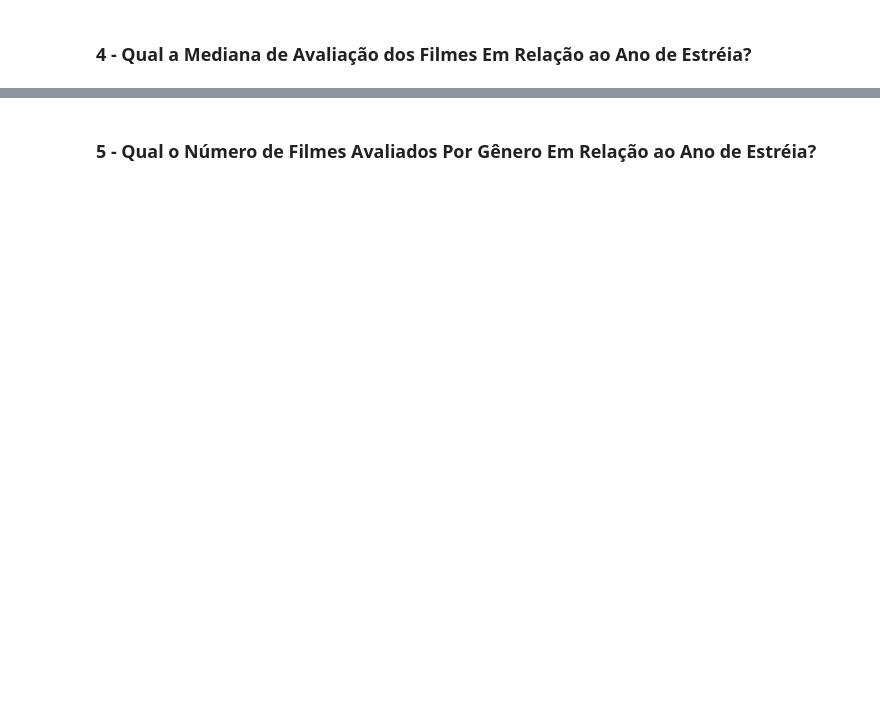
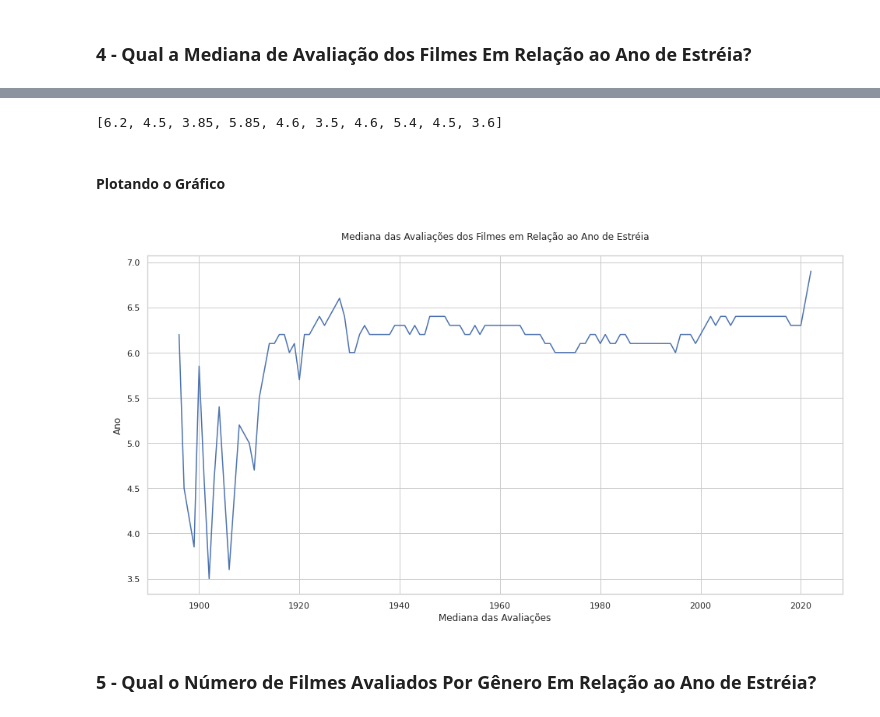
Before and after one commit to CinthiaNagahama/python-fundamentos_para_analise_de_dados-3.0, a Jupyter notebook: Mini Projeto 1/analise_exploratoria_IMDB.ipynb, the cells around one changed output, grey strips where cells are left out. Saved outputs shown, nothing was run; the diff lists cells and outputs as text; code cells hidden in the pictures; blank space fills up the shorter version.

```diff
--- a/Mini Projeto 1/analise_exploratoria_IMDB.ipynb
+++ b/Mini Projeto 1/analise_exploratoria_IMDB.ipynb
@@ -230,3 +463,12 @@ plt.show()
 # %% [markdown]
 
 ### 4 - Qual a Mediana de Avaliação dos Filmes Em Relação ao Ano de Estréia?
+# %%
+query4 = '''
+          SELECT rating, premiered FROM
+          ratings JOIN titles ON titles.title_id = ratings.title_id
+          WHERE premiered <= 2022 AND type = 'movie'
+          ORDER BY premiered
+         '''
+res4 = pd.read_sql_query(query4, conn)
+display(res4)
@@ -233,3 +489,24 @@ plt.show()
+# %%
+# Encontra a mediana por ano de estréia
+ratings = []
+for year in set(res4["premiered"]):
+  ratings.append(np.median(res4[res4["premiered"] == year]["rating"]))
+# %%
+ratings[0:10]
+# %% [output]
+[6.2, 4.5, 3.85, 5.85, 4.6, 3.5, 4.6, 5.4, 4.5, 3.6]
+# %% [markdown]
+#### Plotando o Gráfico
+# %%
+# Plot
+plt.figure(figsize=(16, 8))
+plt.plot(list(set(res4["premiered"])), ratings)
+plt.ylabel("\nAno")
+plt.xlabel("Mediana das Avaliações")
+plt.title("\nMediana das Avaliações dos Filmes em Relação ao Ano de Estréia\n")
+plt.show()
+# %% [output]
+[figure, added]
 # %% [markdown]
 
 ### 5 - Qual o Número de Filmes Avaliados Por Gênero Em Relação ao Ano de Estréia?
```
Also changed, not shown: parts of 58 cells of this notebook.
